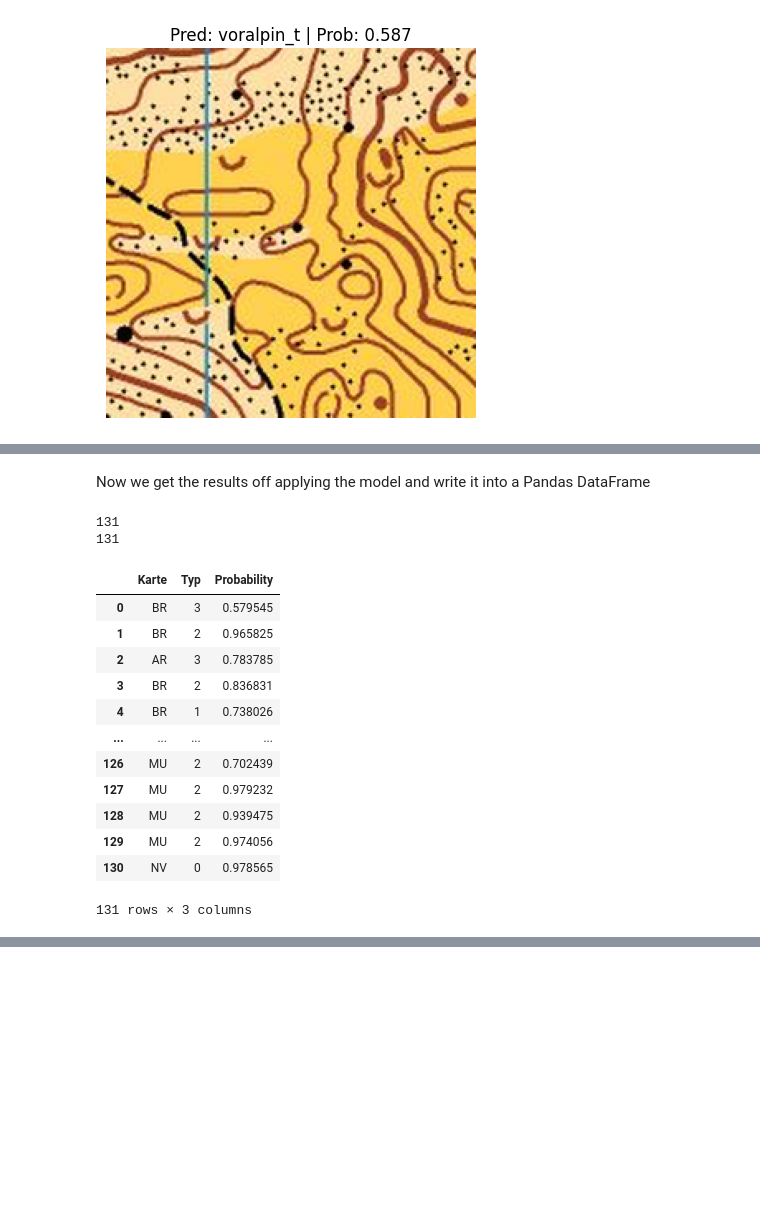
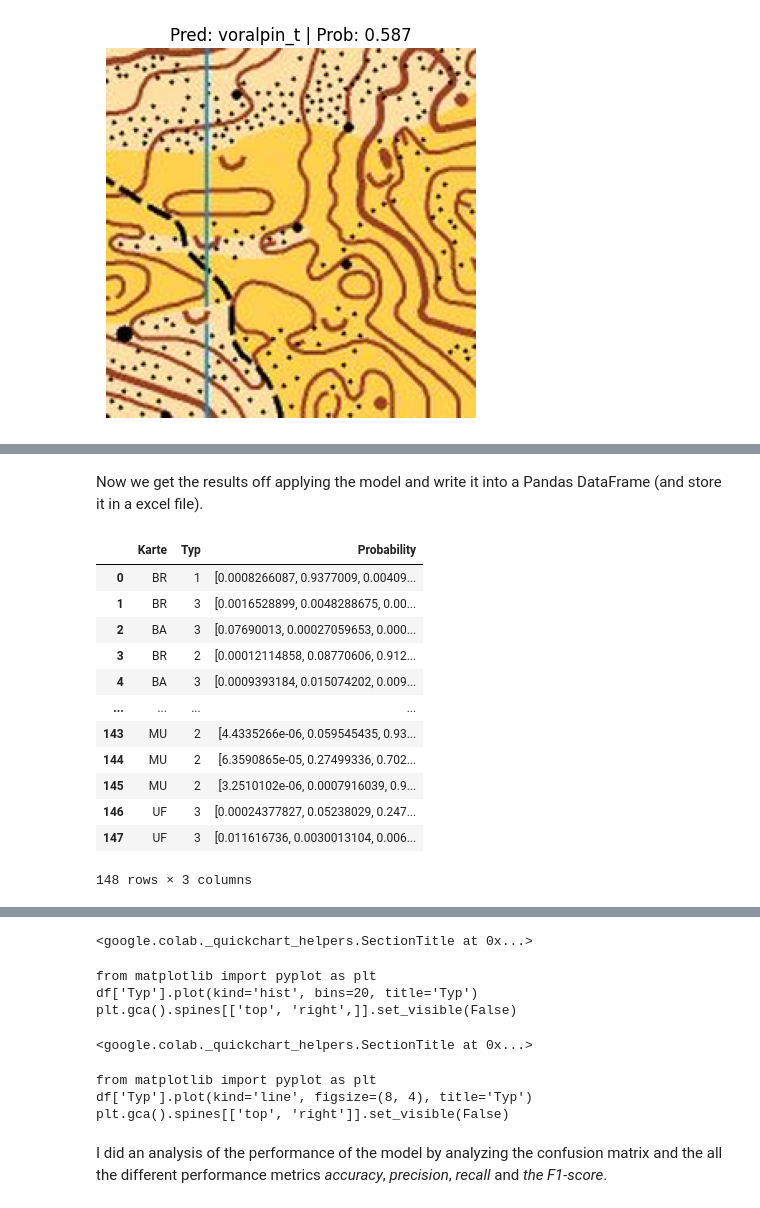
Before and after one commit to marc1971/Assignement-Module4-CAS-NLP, a Jupyter notebook: Kopie_von_train_using_pretrained_model_image_classifier.ipynb, the cells around one changed output, grey strips where cells are left out. Saved outputs shown, nothing was run; the diff lists cells and outputs as text; code cells hidden in the pictures; blank space fills up the shorter version.

```diff
--- a/Kopie_von_train_using_pretrained_model_image_classifier.ipynb
+++ b/Kopie_von_train_using_pretrained_model_image_classifier.ipynb
@@ -296,2 +443,2 @@ for img in os.listdir(image_path):
 # %% [markdown]
-Now we get the results off applying the model and write it into a Pandas DataFrame
+Now we get the results off applying the model and write it into a Pandas DataFrame (and store it in a excel file).
@@ -387,55 +445,28 @@ for img in os.listdir(image_path):
-# %%
-
-prd_lst_np = []
-prob_lst_np = []
-import torch
-
-# Assuming 'your_tensor' is a CUDA tensor
-for item in prd_lst:
-  your_tensor = item.cuda()
-  numpy_array = your_tensor.cpu().numpy()
-  value = numpy_array[0]
-  prd_lst_np.append(value)
-
-
-for item in prob_lst:
-  your_tensor = item.cuda()
-  numpy_array = your_tensor.cpu().numpy()
-  value = numpy_array[0].max()
-  prob_lst_np.append(value)
-# Move the tensor to the CPU and then convert to NumPy
-#numpy_array = your_tensor.cpu().numpy()
-
-print(len(prd_lst_np))
-print(len(prob_lst_np))
-# %% [output]
-131
-131
 # %%
 import pandas as pd
 
 # list of name, degree, score
 
 
 # dictionary of lists
-dict = {'Karte': id_lst, 'Typ': prd_lst_np, 'Probability': prob_lst_np}
+dict = {'Karte': id_lst, 'Typ': prd_lst, 'Probability': prob_lst}
 
 df = pd.DataFrame(dict)
 
 # Export the DataFrame to an Excel file
 df.to_excel('/content/drive/My Drive/ColabNotebooks/Data/images_transformer/Testresults.xlsx', index=False)
 df
 # %% [output]
 |  | Karte | Typ | Probability |
-| 0 | BR | 3 | 0.579545 |
-| 1 | BR | 2 | 0.965825 |
-| 2 | AR | 3 | 0.783785 |
-| 3 | BR | 2 | 0.836831 |
-| 4 | BR | 1 | 0.738026 |
+| 0 | BR | 1 | [0.0008266087, 0.9377009, 0.00409... |
+| 1 | BR | 3 | [0.0016528899, 0.0048288675, 0.00... |
+| 2 | BA | 3 | [0.07690013, 0.00027059653, 0.000... |
+| 3 | BR | 2 | [0.00012114858, 0.08770606, 0.912... |
+| 4 | BA | 3 | [0.0009393184, 0.015074202, 0.009... |
 | ... | ... | ... | ... |
-| 126 | MU | 2 | 0.702439 |
-| 127 | MU | 2 | 0.979232 |
-| 128 | MU | 2 | 0.939475 |
-| 129 | MU | 2 | 0.974056 |
-| 130 | NV | 0 | 0.978565 |
+| 143 | MU | 2 | [4.4335266e-06, 0.059545435, 0.93... |
+| 144 | MU | 2 | [6.3590865e-05, 0.27499336, 0.702... |
+| 145 | MU | 2 | [3.2510102e-06, 0.0007916039, 0.9... |
+| 146 | UF | 3 | [0.00024377827, 0.05238029, 0.247... |
+| 147 | UF | 3 | [0.011616736, 0.0030013104, 0.006... |
-131 rows × 3 columns
+148 rows × 3 columns
@@ -441,0 +474,10 @@ df
+<google.colab._quickchart_helpers.SectionTitle at 0x...>
+from matplotlib import pyplot as plt
+df['Typ'].plot(kind='hist', bins=20, title='Typ')
+plt.gca().spines[['top', 'right',]].set_visible(False)
+<google.colab._quickchart_helpers.SectionTitle at 0x...>
+from matplotlib import pyplot as plt
+df['Typ'].plot(kind='line', figsize=(8, 4), title='Typ')
+plt.gca().spines[['top', 'right']].set_visible(False)
+# %% [markdown]
+I did an analysis of the performance of the model by analyzing the confusion matrix and the all the different performance metrics *accuracy*, *precision*, *recall* and *the F1-score*.
```
Also changed, not shown: parts of 49 cells of this notebook.
